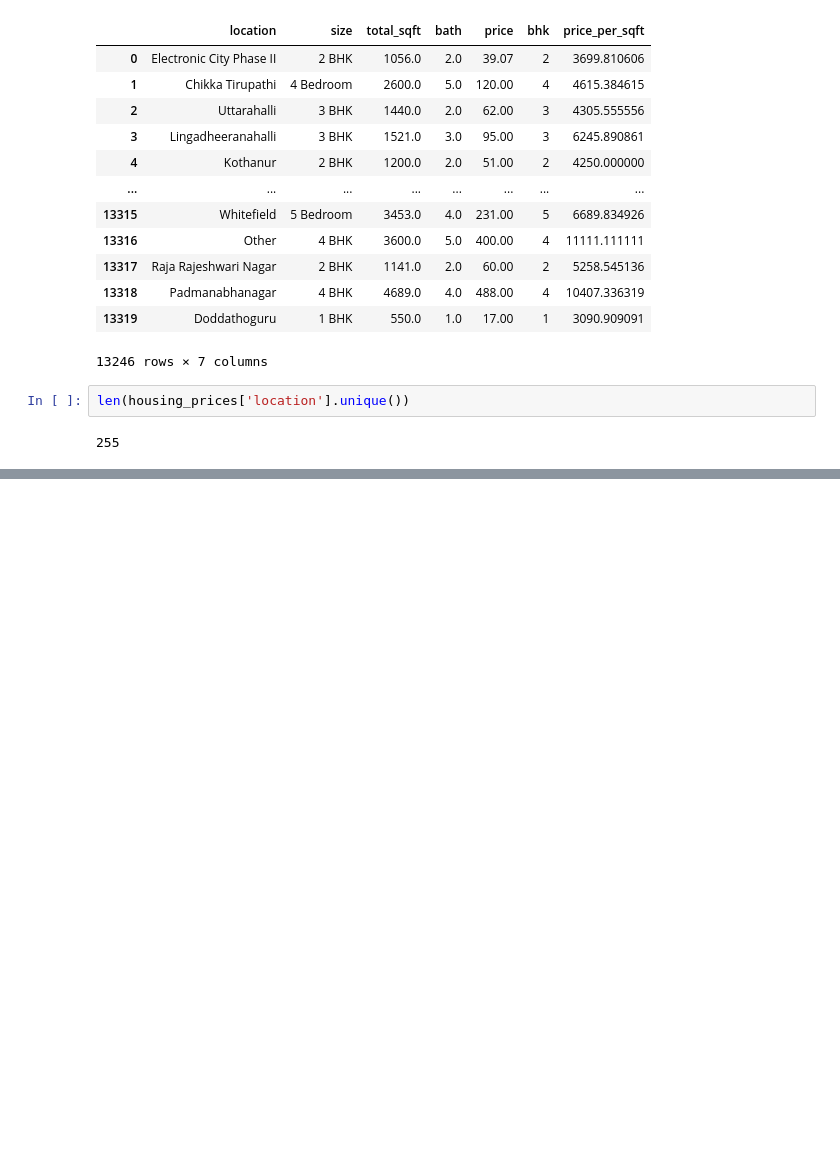
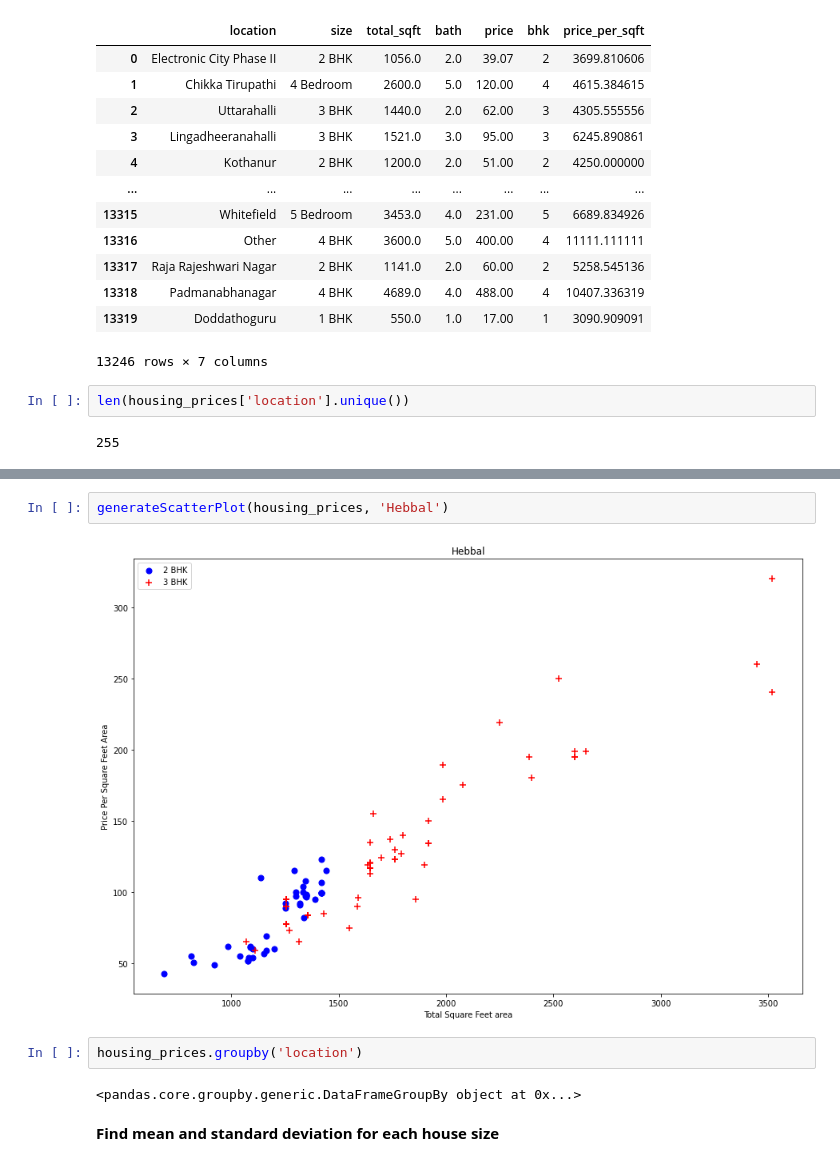
Before and after one commit to anantsinha/housing_price_prediction, a Jupyter notebook: housing_price_prediction.ipynb, the cells around one changed output, grey strips where cells are left out. Drawn from its saved outputs; the diff is of its cells as text; blank space fills up the shorter version.

```diff
--- a/housing_price_prediction.ipynb
+++ b/housing_price_prediction.ipynb
@@ -272,0 +320,10 @@ len(housing_prices['location'].unique())
+# %%
+generateScatterPlot(housing_prices, 'Hebbal')
+# %% [output]
+[figure, added]
+# %%
+housing_prices.groupby('location')
+# %% [output]
+<pandas.core.groupby.generic.DataFrameGroupBy object at 0x...>
+# %% [markdown]
+**Find mean and standard deviation for each house size**
```
Also changed, not shown: parts of 28 cells of this notebook.
